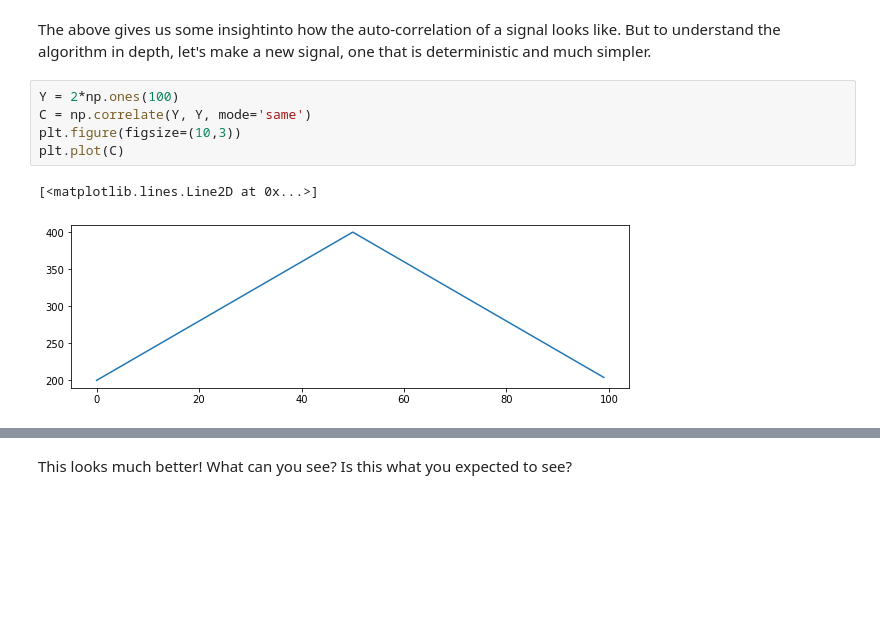
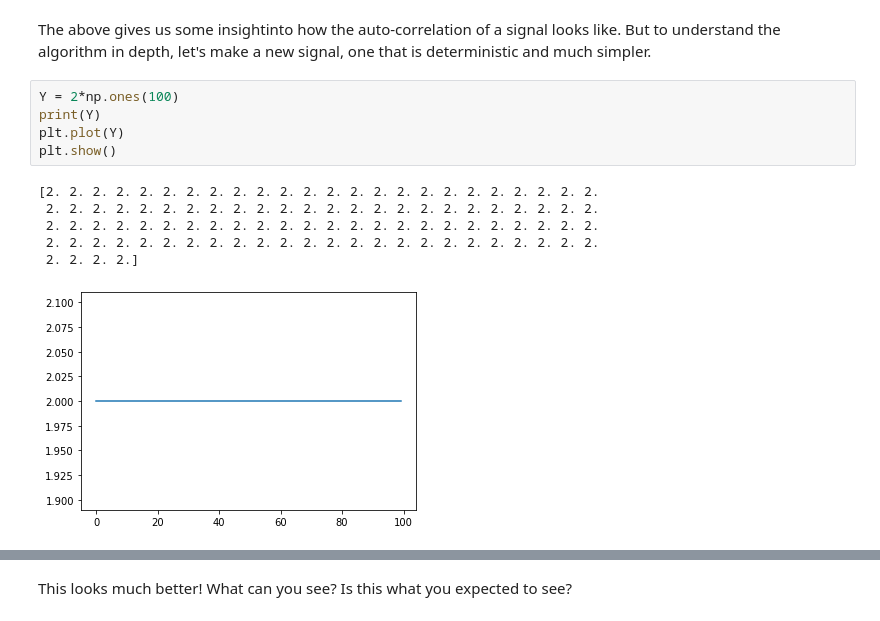
Before and after one commit to keri-c/CNCC-2021-beginner, a Jupyter notebook: lessons/Jupyter Notebooks/My Third Notebook.ipynb, the cells around one changed output, grey strips where cells are left out. Drawn from its saved outputs; the diff is of its cells as text; blank space fills up the shorter version.

```diff
--- a/lessons/Jupyter Notebooks/My Third Notebook.ipynb
+++ b/lessons/Jupyter Notebooks/My Third Notebook.ipynb
@@ -29,9 +29,13 @@ plt.plot(X,C)
 The above gives us some insightinto how the auto-correlation of a signal looks like. But to understand the algorithm in depth, let's make a new signal, one that is deterministic and much simpler.
 # %%
 Y = 2*np.ones(100)
-C = np.correlate(Y, Y, mode='same')
-plt.figure(figsize=(10,3))
-plt.plot(C)
+print(Y)
+plt.plot(Y)
+plt.show()
 # %% [output]
-[<matplotlib.lines.Line2D at 0x...>]
+[2. 2. 2. 2. 2. 2. 2. 2. 2. 2. 2. 2. 2. 2. 2. 2. 2. 2. 2. 2. 2. 2. 2. 2.
+ 2. 2. 2. 2. 2. 2. 2. 2. 2. 2. 2. 2. 2. 2. 2. 2. 2. 2. 2. 2. 2. 2. 2. 2.
+ 2. 2. 2. 2. 2. 2. 2. 2. 2. 2. 2. 2. 2. 2. 2. 2. 2. 2. 2. 2. 2. 2. 2. 2.
+ 2. 2. 2. 2. 2. 2. 2. 2. 2. 2. 2. 2. 2. 2. 2. 2. 2. 2. 2. 2. 2. 2. 2. 2.
+ 2. 2. 2. 2.]
-[figure, old version]
+[figure, new version]
```
Also changed, not shown: parts of 5 cells of this notebook, 1 other file.
